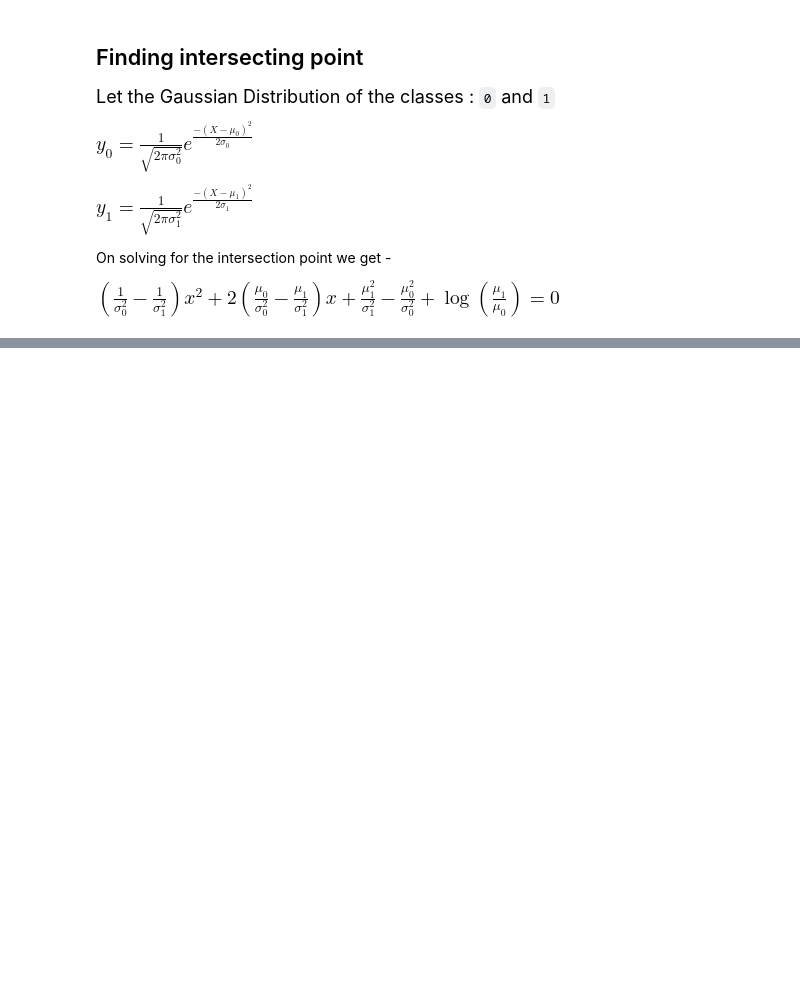
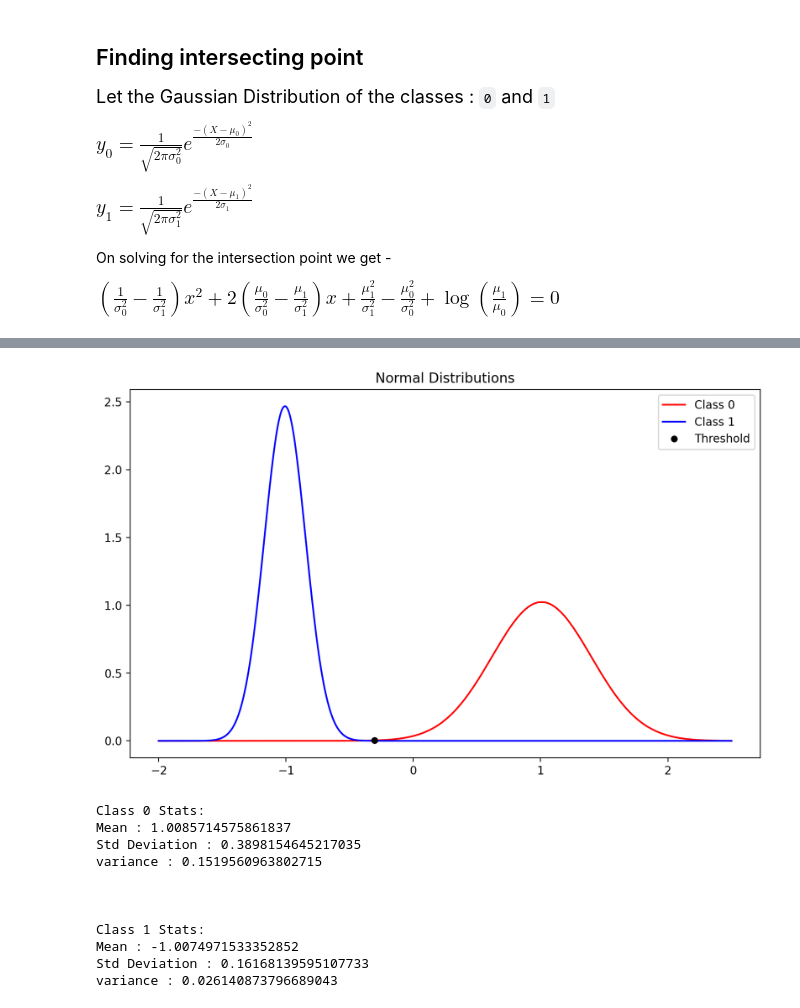
Before and after one commit to CyberKnight1803/ML_Assignment, a Jupyter notebook: fisher/Fisher's Linear Discriminant.ipynb, the cells around one changed output, grey strips where cells are left out. Cells and saved outputs as stored; diff of their text form; code cells hidden in the pictures; blank space fills up the shorter version.

```diff
--- a/fisher/Fisher's Linear Discriminant.ipynb
+++ b/fisher/Fisher's Linear Discriminant.ipynb
@@ -104,10 +102,7 @@ def getGaussianStats(X, W):
     std = np.std(D)
     var = np.var(D)
 
-    Z = -((X - mean) ** 2)/(2 * var)
-    Y = (1 / np.sqrt( 2 * np.pi * var)) * np.exp(Z)
-
-    stats = {'mean': mean, 'std': std, 'var': var, 'pdf': Y}
+    stats = {'mean': mean, 'std': std, 'var': var}
     return stats
 # %% [markdown]
 ## Finding intersecting point
@@ -164,3 +156,25 @@ def GD_plot(GD1, GD2, threshold):
+# %%
+def GD_plot(W, threshold, pStats, nStats):
+    X = np.linspace(-2, 2.5, 1000)
+    X_pos, Y_pos = getGD_curve(X, W, pStats)
+    X_neg, Y_neg = getGD_curve(X, W, nStats)
+    plt.plot(X_pos, Y_pos, '-', color = 'r', label = 'Class 0')
+    plt.plot(X_neg, Y_neg, '-', color = 'b', label = 'Class 1')
+    X_t, y_t = getGD_curve([threshold], W, pStats)
+    plt.plot(X_t, y_t, '.', color = 'black', label = 'Threshold', markersize = 10)
+    plt.title('Normal Distributions')
+    plt.legend(loc = 'upper right')
+    plt.show()
+
+    print(f"Class 0 Stats:")
+    print(f"Mean : {pStats['mean']}")
+    print(f"Std Deviation : {pStats['std']}")
+    print(f"variance : {pStats['var']}")
+    print("\n\n")
+    print(f"Class 1 Stats:")
+    print(f"Mean : {nStats['mean']}")
+    print(f"Std Deviation : {nStats['std']}")
+    print(f"variance : {nStats['var']}")
 # %%
 def projections_1D(P, y, threshold):
     points = pd.DataFrame(np.concatenate((P, y), axis = 1))
@@ -175,13 +189,11 @@ def projections_1D(P, y, threshold):
     plt.legend(loc = 'upper right')
     plt.show()
 # %%
-def FLD(X, y, X_p, X_n, y_p):
+def FLD(X_p, X_n, y_p):
     W = getW(X_p, X_n)
 
     threshold, pStats, nStats = getIntersectionPoint(X_p, X_n, W)
     P, projections = predictions(X, W, threshold)
     acc = accuracy(y, P)
-    projections_1D(projections, y, threshold)
-    GD_plot(pStats, nStats, threshold)
-    print(f"W (3D) : {W}")
-    print(f"Accuracy : {acc * 100}%")
+
+    return W, projections, threshold, acc, pStats, nStats
@@ -194,0 +200,7 @@ Accuracy : 99.9%
+# %%
+W, projections, threshold, acc, pStats, nStats = FLD(X_p, X_n, y_p)
+
+
+print(f"W (3D) : {W}")
+print(f"Threshold value : {threshold}")
+print(f"Accuracy : {acc * 100}%")
@@ -194,0 +215,15 @@ Accuracy : 99.9%
+# %%
+GD_plot(W, threshold, pStats, nStats)
+# %% [output]
+[figure, added]
+Class 0 Stats:
+Mean : 1.0085714575861837
+Std Deviation : 0.3898154645217035
+variance : 0.1519560963802715
+
+
+
+Class 1 Stats:
+Mean : -1.0074971533352852
+Std Deviation : 0.16168139595107733
+variance : 0.026140873796689043
```
Also changed, not shown: parts of 7 cells of this notebook.
